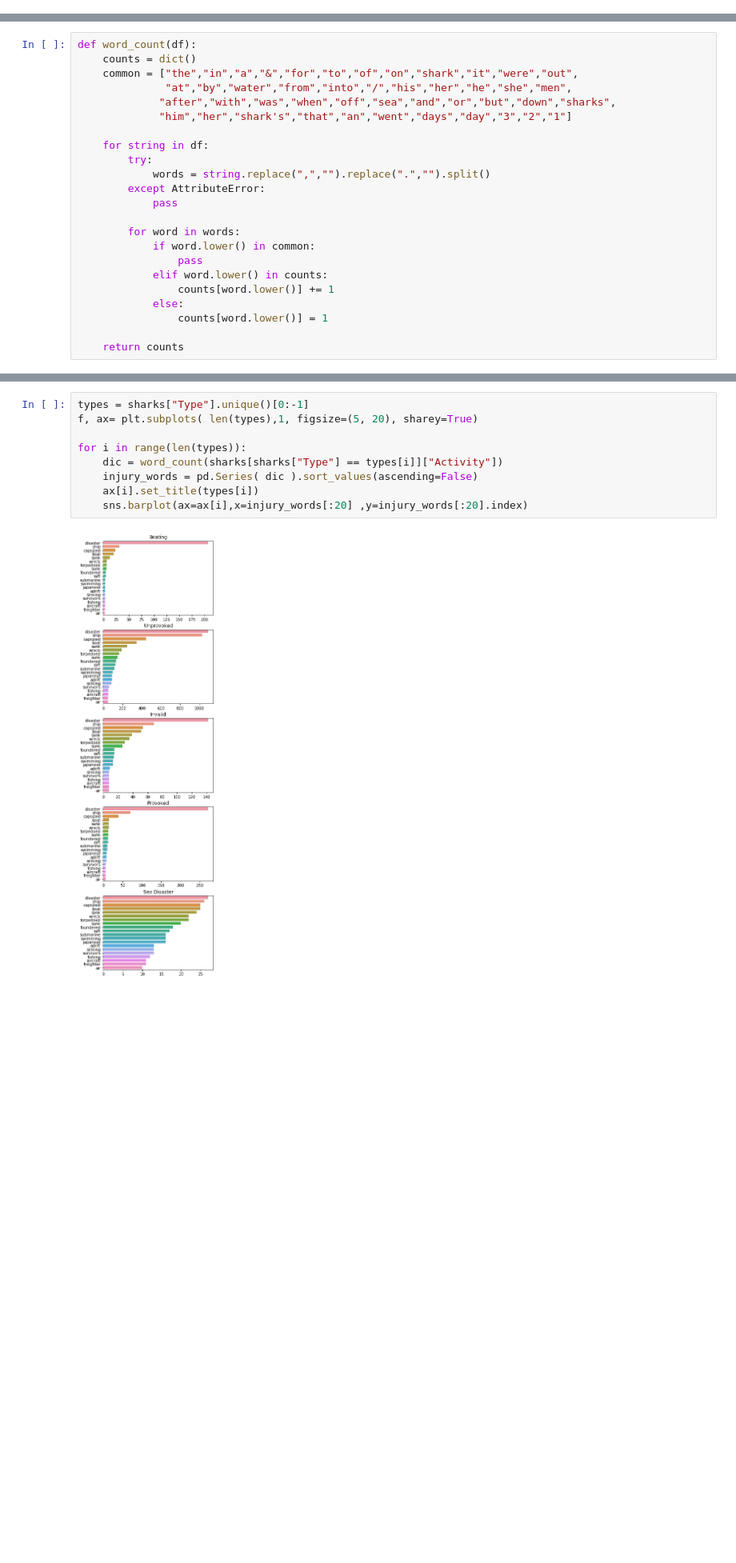
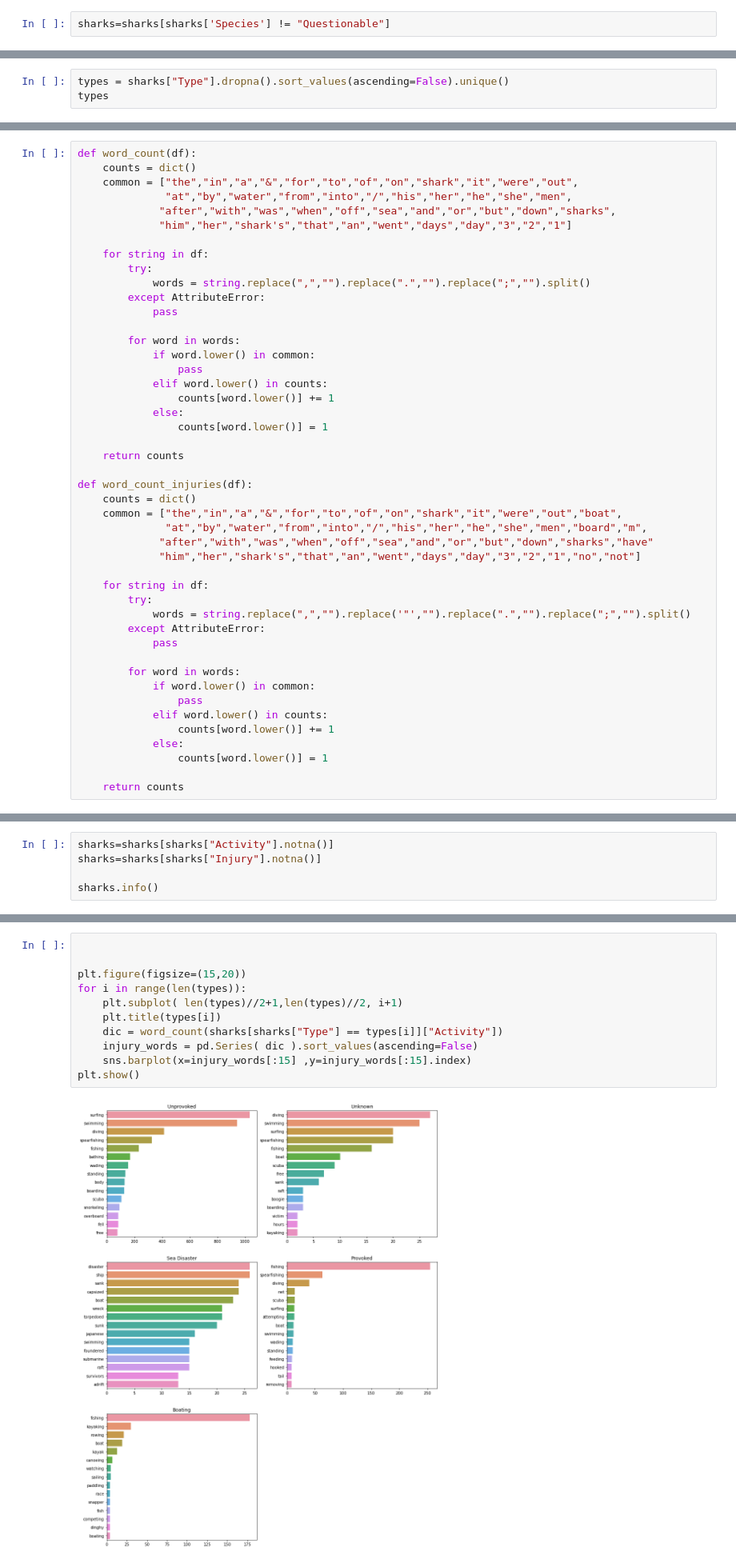
Before and after one commit to ordovas/pandas-project, a Jupyter notebook: your-code/data-wrangling_preliminary.ipynb, the cells around one changed output, grey strips where cells are left out. Shown at 80% size. Drawn from its saved outputs; the diff is of its cells as text; blank space fills up the shorter version.

```diff
--- a/your-code/data-wrangling_preliminary.ipynb
+++ b/your-code/data-wrangling_preliminary.ipynb
@@ -61,0 +269,2 @@ plt.show()
+# %%
+sharks=sharks[sharks['Species'] != "Questionable"]
@@ -242,0 +405,3 @@ array(['Unprovoked', 'Boating', 'Invalid', 'Provoked', 'Sea Disaster',
+# %%
+types = sharks["Type"].dropna().sort_values(ascending=False).unique()
+types
@@ -296,7 +466,7 @@ def word_count(df):
 
     for string in df:
         try:
-            words = string.replace(",","").replace(".","").split()
+            words = string.replace(",","").replace(".","").replace(";","").split()
         except AttributeError:
             pass
 
@@ -309,4 +479,27 @@ def word_count(df):
                 counts[word.lower()] = 1
 
     return counts
+
+def word_count_injuries(df):
+    counts = dict()
+    common = ["the","in","a","&","for","to","of","on","shark","it","were","out","boat",
+              "at","by","water","from","into","/","his","her","he","she","men","board","m",
+             "after","with","was","when","off","sea","and","or","but","down","sharks","have"
+             "him","her","shark's","that","an","went","days","day","3","2","1","no","not"]
+
+    for string in df:
+        try:
+            words = string.replace(",","").replace('"',"").replace(".","").replace(";","").split()
+        except AttributeError:
+            pass
+
+        for word in words:
+            if word.lower() in common:
+                pass
+            elif word.lower() in counts:
+                counts[word.lower()] += 1
+            else:
+                counts[word.lower()] = 1
+
+    return counts
 # %%
@@ -348,0 +540,5 @@ plt.show()
+# %%
+sharks=sharks[sharks["Activity"].notna()]
+sharks=sharks[sharks["Injury"].notna()]
+
+sharks.info()
@@ -349,11 +563,13 @@ plt.show()
 # %%
-types = sharks["Type"].unique()[0:-1]
-f, ax= plt.subplots( len(types),1, figsize=(5, 20), sharey=True)
 
+
+plt.figure(figsize=(15,20))
 for i in range(len(types)):
+    plt.subplot( len(types)//2+1,len(types)//2, i+1)
+    plt.title(types[i])
     dic = word_count(sharks[sharks["Type"] == types[i]]["Activity"])
     injury_words = pd.Series( dic ).sort_values(ascending=False)
-    ax[i].set_title(types[i])
-    sns.barplot(ax=ax[i],x=injury_words[:20] ,y=injury_words[:20].index)
+    sns.barplot(x=injury_words[:15] ,y=injury_words[:15].index)
+plt.show()
 # %% [output]
-[figure, old version]
+[figure, new version]
```
Also changed, not shown: parts of 60 cells of this notebook.
